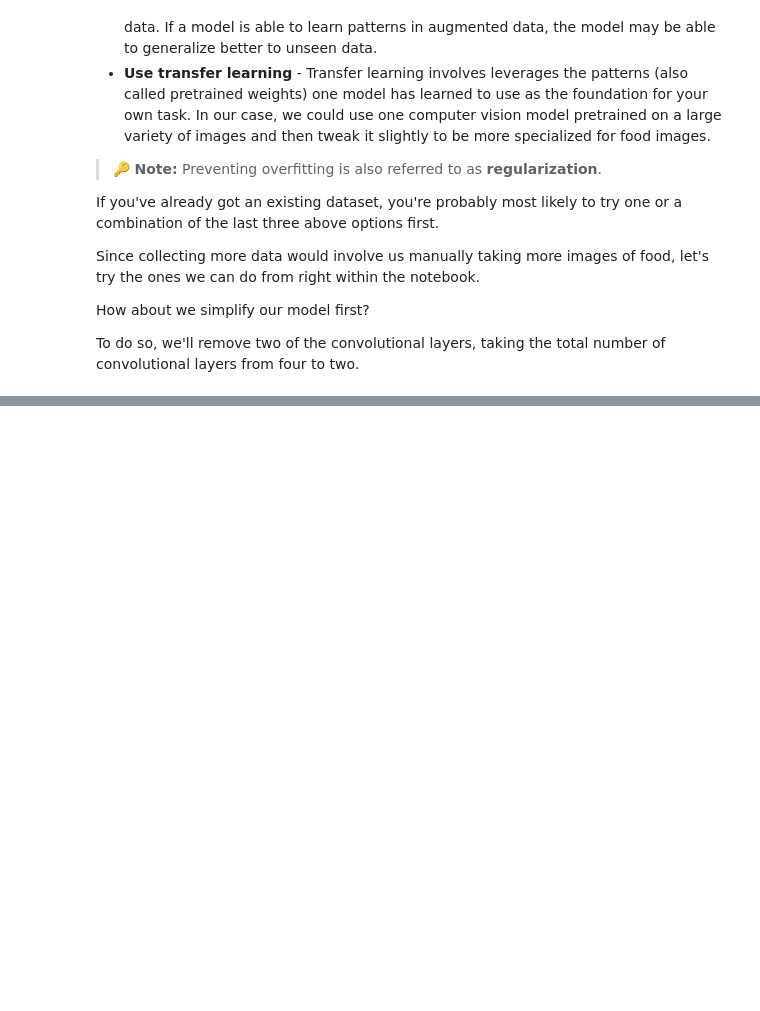
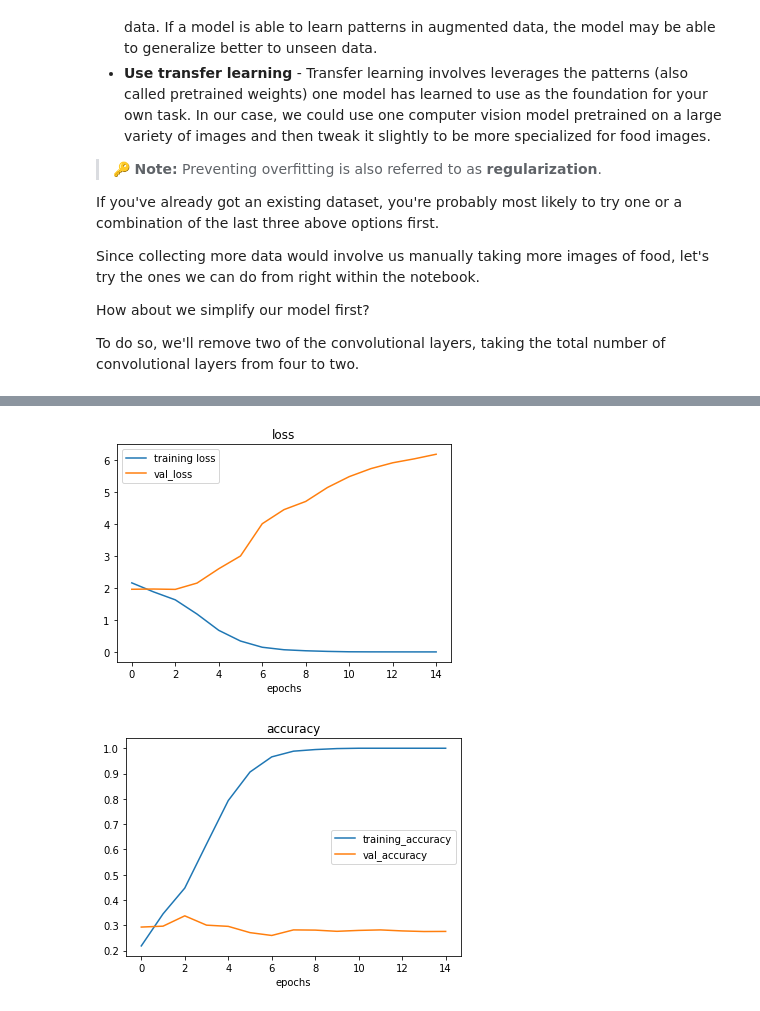
Before and after one commit to helloitsdaksh/Tensorflow_colab, a Jupyter notebook: 03_Convolutional_Neural_Networks_In_Tensorflow_.ipynb, the cells around one changed output, grey strips where cells are left out. Drawn from its saved outputs; the diff is of its cells as text; code cells hidden in the pictures; blank space fills up the shorter version.

```diff
--- a/03_Convolutional_Neural_Networks_In_Tensorflow_.ipynb
+++ b/03_Convolutional_Neural_Networks_In_Tensorflow_.ipynb
@@ -1379,0 +1418,13 @@ To do so, we'll remove two of the convolutional layers, taking the total number
+# %%
+# we will try to augment the data
+train_datagen_augmented = ImageDataGenerator(rescale=1/255.,
+                                             rotation_range=20, # note: this is an int not a float
+                                             width_shift_range=0.2,
+                                             height_shift_range=0.2,
+                                             zoom_range=0.2,
+                                             horizontal_flip=True)
+
+train_data_augmented = train_datagen_augmented.flow_from_directory(train_dir,
+                                                                  target_size=(224, 224),
+                                                                  batch_size=32,
+                                                                  class_mode='categorical')
@@ -1379,0 +1435,19 @@ To do so, we'll remove two of the convolutional layers, taking the total number
+# %%
+model_3 = Sequential([
+  Conv2D(10, 3, activation='relu', input_shape = (224,224,3)),
+  MaxPool2D(),
+  Conv2D(10, 3, activation='relu'),
+  MaxPool2D(),
+  Flatten(),
+  Dense(10,activation='softmax')
+])
+
+model_3.compile(loss= tf.keras.losses.CategoricalCrossentropy(),
+                optimizer =  tf.keras.optimizers.Adam(),
+                metrics = ['accuracy'])
+
+history_3 = model_3.fit(train_data,
+                        epochs=15,
+                        steps_per_epoch = len(train_data_augmented),
+                        validation_data = test_data,
+                        validation_steps =len(test_data))
@@ -1379,0 +1472,5 @@ To do so, we'll remove two of the convolutional layers, taking the total number
+# %%
+plot_loss_curves(history_3)
+# %% [output]
+[figure, added]
+[figure, added]
```
Also changed, not shown: parts of 14 cells of this notebook.
